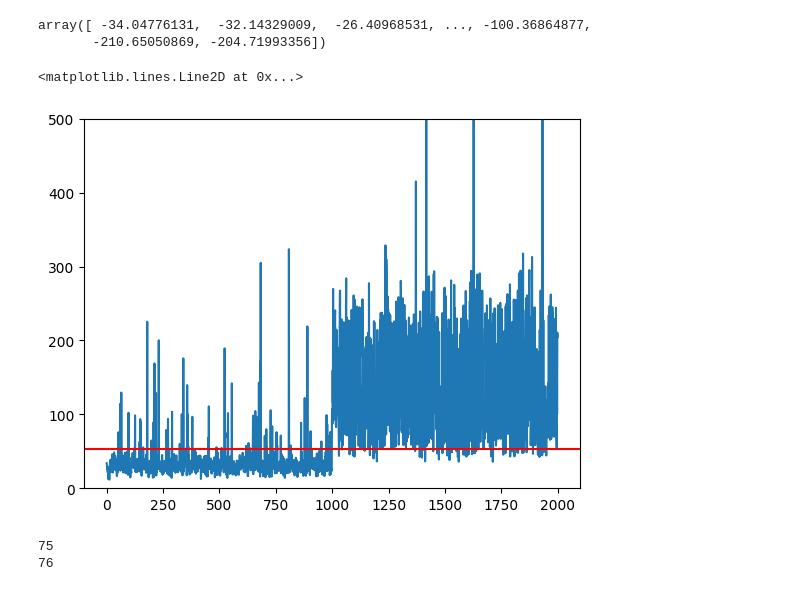
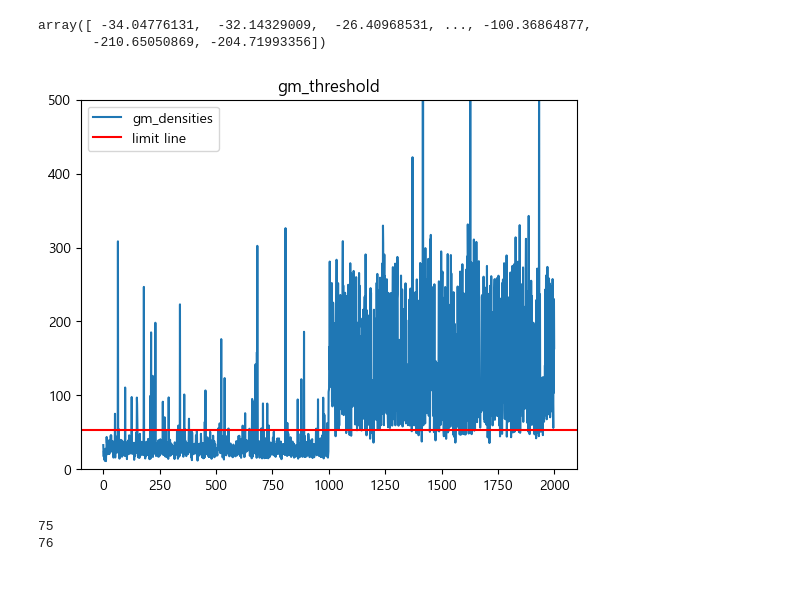
Before and after one commit to Jjineeq/Anomaly-Detection, a Jupyter notebook: TFT_GMM.ipynb, the cells around one changed output. Cells and saved outputs as stored; diff of their text form; code cells hidden in the pictures.

```diff
--- a/TFT_GMM.ipynb
+++ b/TFT_GMM.ipynb
@@ -5,6 +5,9 @@ import pandas as pd
 import matplotlib as mpl
 import matplotlib.pyplot as plt
 import seaborn as sns
+plt.rcParams['font.family'] ='Malgun Gothic'
+plt.rcParams['axes.unicode_minus'] =False
+
 
 import warnings
 warnings.filterwarnings('ignore')
@@ -36,6 +39,6 @@ df_ts_x = df_ts_x.reset_index(drop = True)
 from sklearn.mixture import GaussianMixture
 
 # GMM: n_components = 모델의 총 수
-gm = GaussianMixture(n_components=5, covariance_type = 'full',n_init=10, random_state=42)
+gm = GaussianMixture(n_components=5, covariance_type = 'full',n_init=15, random_state=42)
 gm.fit(df_tr_x)
 # %% [output]
@@ -124,12 +127,14 @@ densities = gm.score_samples(df_ts_x)
 density_threshold = np.percentile(densities, 50)
 anomalies = df_ts_x[densities < density_threshold]
 # %%
-plt.plot(abs(densities))
+plt.plot(abs(densities), label = 'gm_densities')
 plt.ylim(0,500)
-plt.axhline(y = abs(density_threshold), color = 'r')
+plt.axhline(y = abs(density_threshold), color = 'r', label = 'limit line')
+plt.title('gm_threshold')
+plt.legend()
+plt.show()
 # %% [output]
-<matplotlib.lines.Line2D at 0x...>
-[figure, old version]
+[figure, new version]
 # %%
 print(np.array(np.where(anomalies.index < 1000)).size)
 
```
Also changed, not shown: parts of 9 cells of this notebook, 4 other files.
